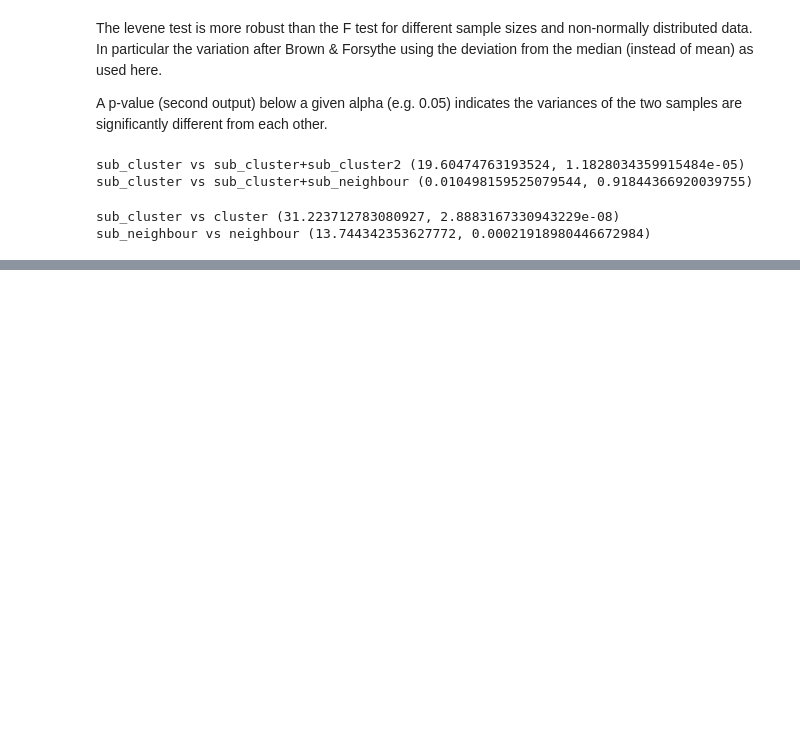
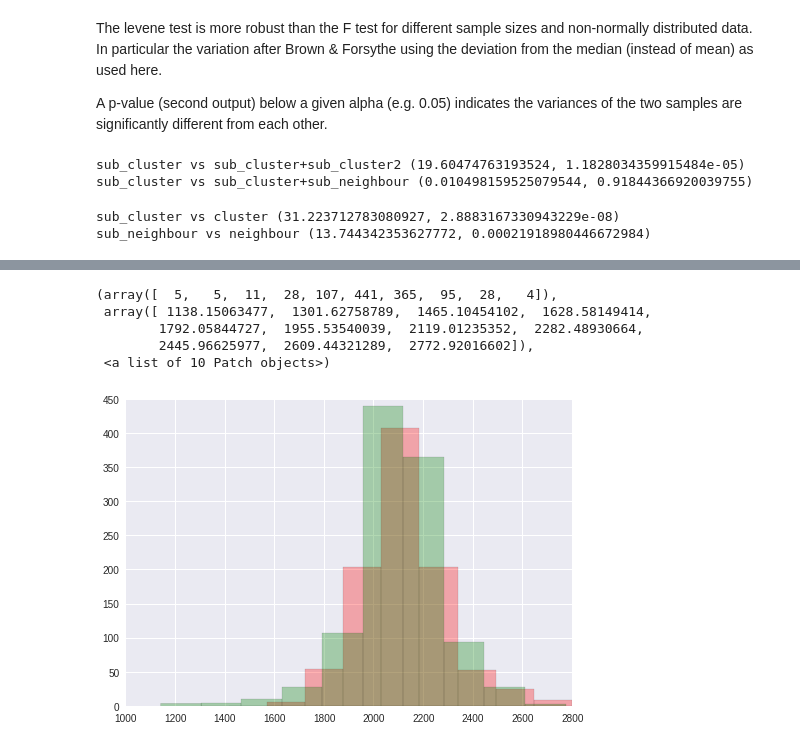
Before and after one commit to juhuntenburg/myelinconnect, a Jupyter notebook: t1_cluster_analysis.ipynb, the cells around one changed output, grey strips where cells are left out. Cells and saved outputs as stored; diff of their text form; code cells hidden in the pictures; blank space fills up the shorter version.

```diff
--- a/t1_cluster_analysis.ipynb
+++ b/t1_cluster_analysis.ipynb
@@ -211,0 +261,10 @@ sub_neighbour vs neighbour (13.744342353627772, 0.00021918980446672984)
+# %%
+hist(t1_cluster, color='red',alpha=0.3)
+hist(t1_neighbour, color='green',alpha=0.3)
+# %% [output]
+(array([  5,   5,  11,  28, 107, 441, 365,  95,  28,   4]),
+ array([ 1138.15063477,  1301.62758789,  1465.10454102,  1628.58149414,
+        1792.05844727,  1955.53540039,  2119.01235352,  2282.48930664,
+        2445.96625977,  2609.44321289,  2772.92016602]),
+ <a list of 10 Patch objects>)
+[figure, added]
```
Also changed, not shown: parts of 13 cells of this notebook.
